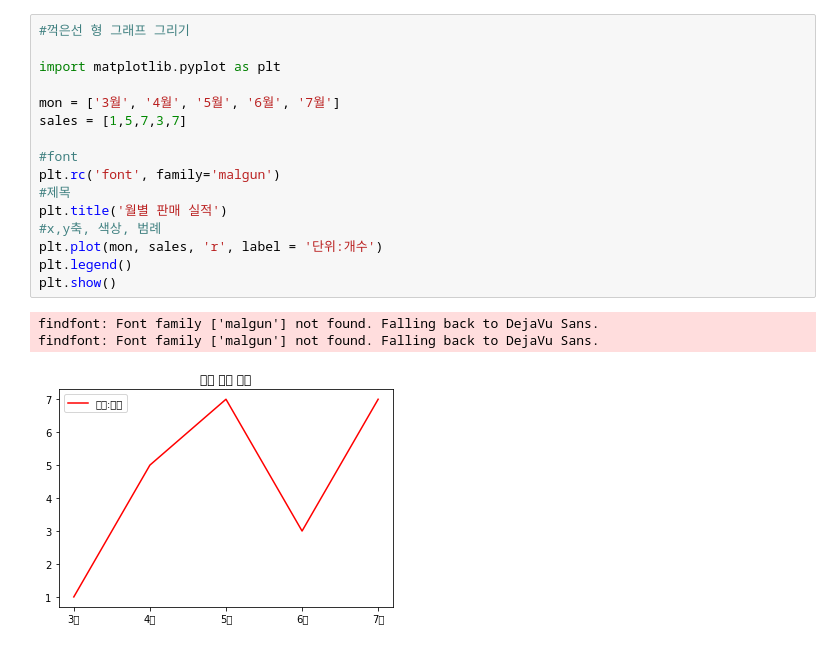
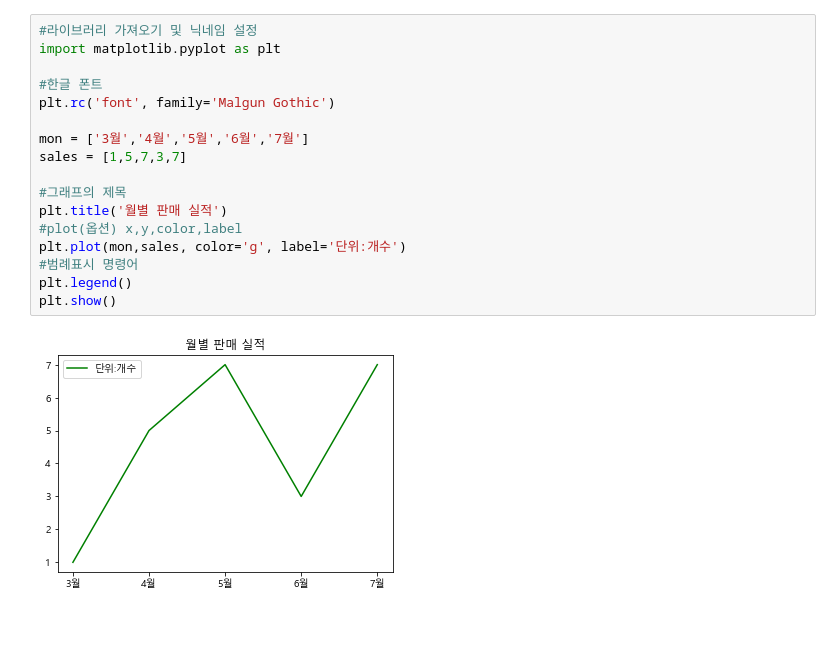
Before and after one commit to iamevans/2022_BigData, a Jupyter notebook: 12반/312_00_name_0831.ipynb, the cells around one changed output. Drawn from its saved outputs; the diff is of its cells as text.

```diff
--- a/12반/312_00_name_0831.ipynb
+++ b/12반/312_00_name_0831.ipynb
@@ -13,20 +3,19 @@ matplotlib.rc('font', family=font_name)
 # %%
-#꺽은선 형 그래프 그리기
-
+#라이브러리 가져오기 및 닉네임 설정
 import matplotlib.pyplot as plt
 
-mon = ['3월', '4월', '5월', '6월', '7월']
+#한글 폰트
+plt.rc('font', family='Malgun Gothic')
+
+mon = ['3월','4월','5월','6월','7월']
 sales = [1,5,7,3,7]
 
-#font
-plt.rc('font', family='malgun')
-#제목
+#그래프의 제목
 plt.title('월별 판매 실적')
-#x,y축, 색상, 범례
-plt.plot(mon, sales, 'r', label = '단위:개수')
+#plot(옵션) x,y,color,label
+plt.plot(mon,sales, color='g', label='단위:개수')
+#범례표시 명령어
 plt.legend()
 plt.show()
 # %% [output]
-findfont: Font family ['malgun'] not found. Falling back to DejaVu Sans.
-findfont: Font family ['malgun'] not found. Falling back to DejaVu Sans.
-[figure, old version]
+[figure, new version]
```
Also changed, not shown: parts of 10 cells of this notebook.
